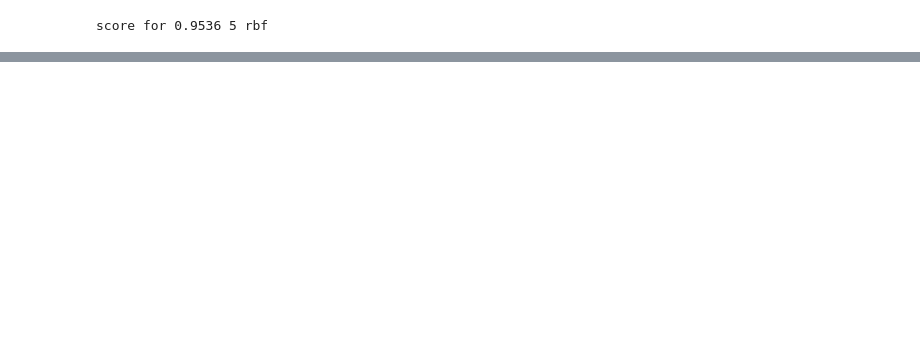
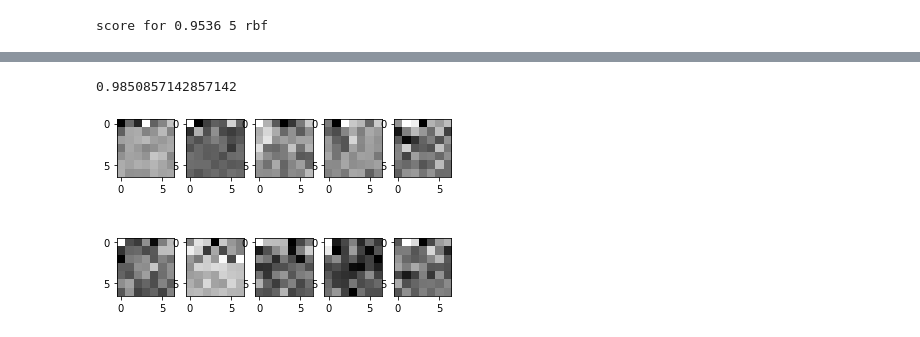
Before and after one commit to naviak/MLTasks, a Jupyter notebook: Task2/mnist.ipynb, the cells around one changed output, grey strips where cells are left out. Saved outputs shown, nothing was run; the diff lists cells and outputs as text; code cells hidden in the pictures; blank space fills up the shorter version.

```diff
--- a/Task2/mnist.ipynb
+++ b/Task2/mnist.ipynb
@@ -69,0 +98,15 @@ print(mcf.predictions)
+# %%
+from sklearn.decomposition import PCA
+pca = PCA(n_components = 49)
+X_train, X_test, y_train, y_test = train_test_split(X, y, test_size=0.25, random_state=2)
+X_train_pca = pca.fit_transform(X_train)
+X_test_pca = pca.transform(X_test)
+model = svm.SVC(C=5, kernel='rbf', tol=1)
+model.fit(X_train_pca,y_train)
+print(model.score(X_test_pca,y_test))
+# %% [output]
+0.9850857142857142
+# %%
+showMnistExamples(X_test_pca,y_test,0,7,7)
+# %% [output]
+[figure, added]
```
Also changed, not shown: parts of 9 cells of this notebook, 1 other file.
